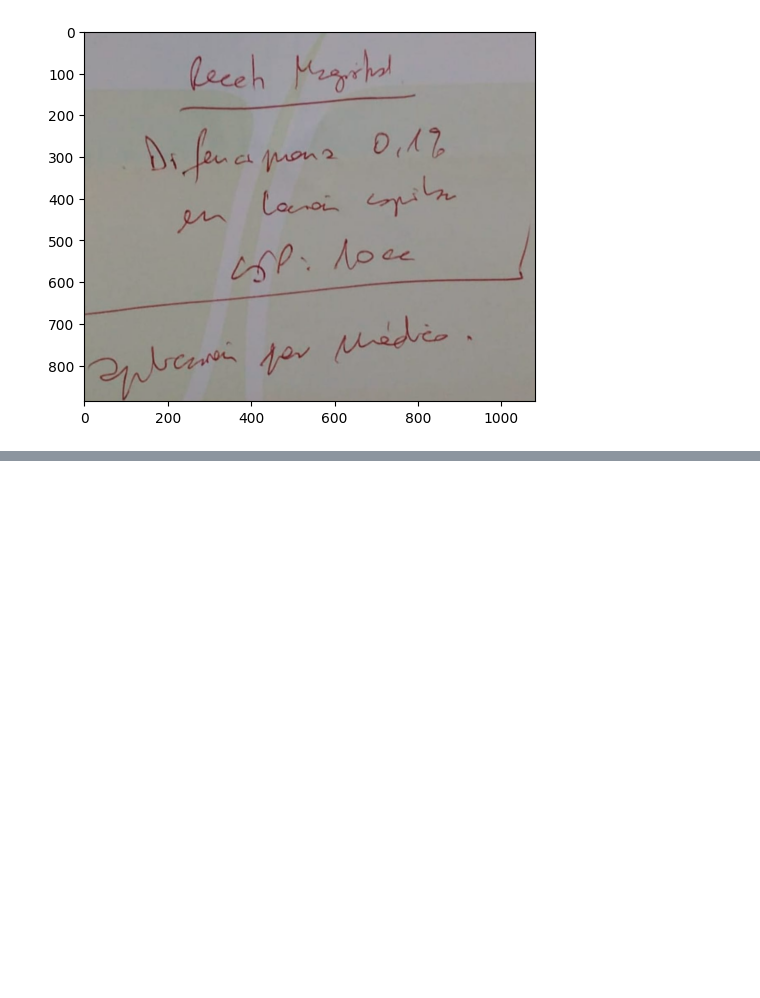
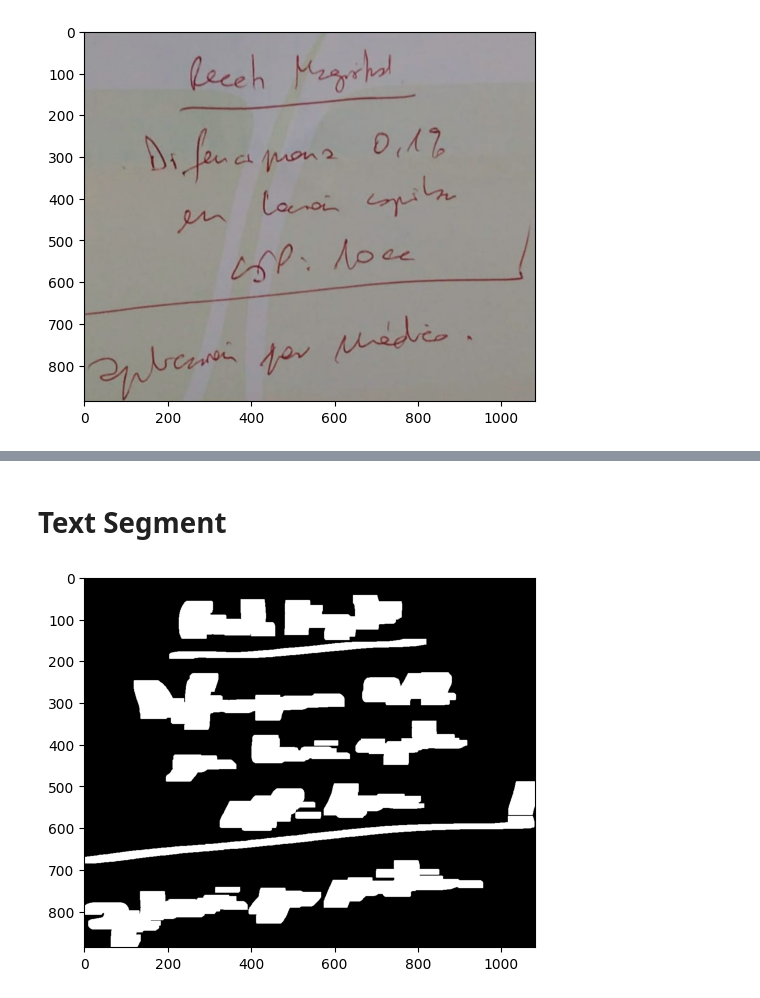
Before and after one commit to fbientrigo/cv_medical, a Jupyter notebook: 01_blockConstruction/01_recongnitionblocks.ipynb, the cells around one changed output, grey strips where cells are left out. Cells and saved outputs as stored; diff of their text form; code cells hidden in the pictures; blank space fills up the shorter version.

```diff
--- a/01_blockConstruction/01_recongnitionblocks.ipynb
+++ b/01_blockConstruction/01_recongnitionblocks.ipynb
@@ -122,0 +158,9 @@ plt.imshow(img)
+# %% [markdown]
+# Text Segment
+# %%
+#dilation
+kernel = np.ones((6,29), np.uint8)
+dilated2 = cv2.dilate(thresh_img, kernel, iterations = 2)
+plt.imshow(dilated2, cmap='gray');
+# %% [output]
+[figure, added]
```
Also changed, not shown: parts of 10 cells of this notebook, 7 other files.
